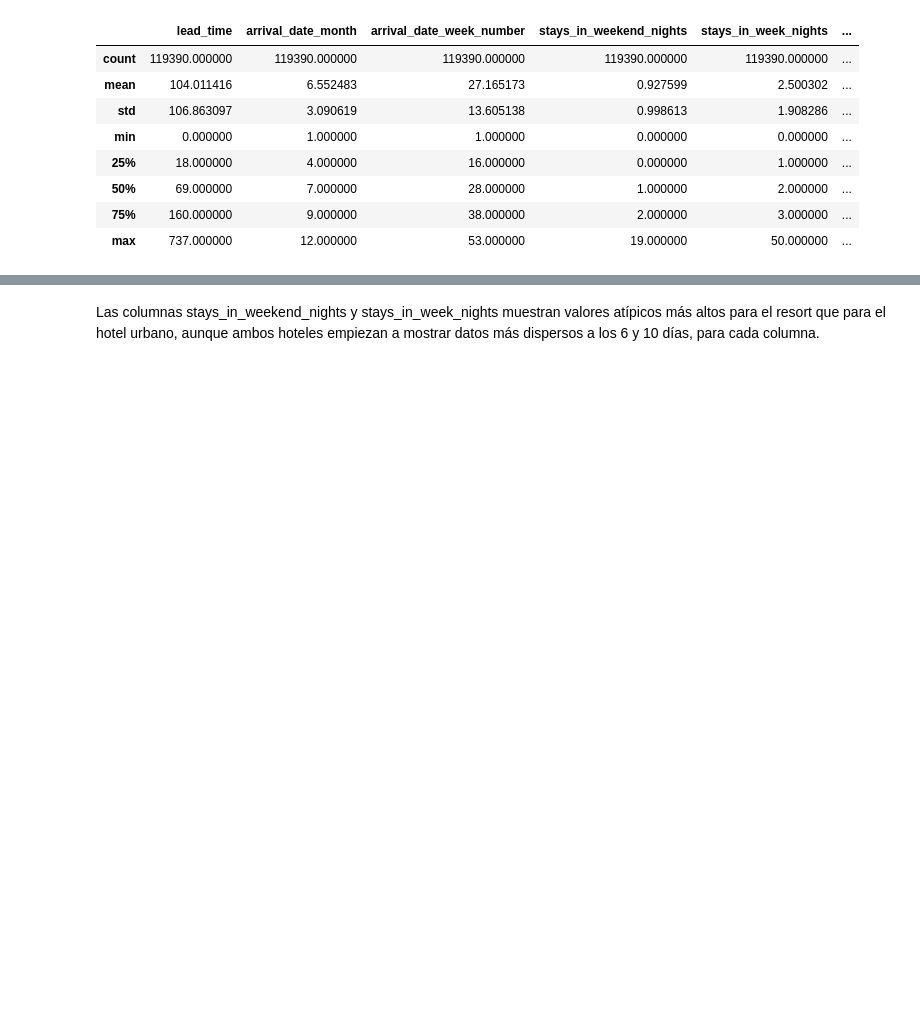
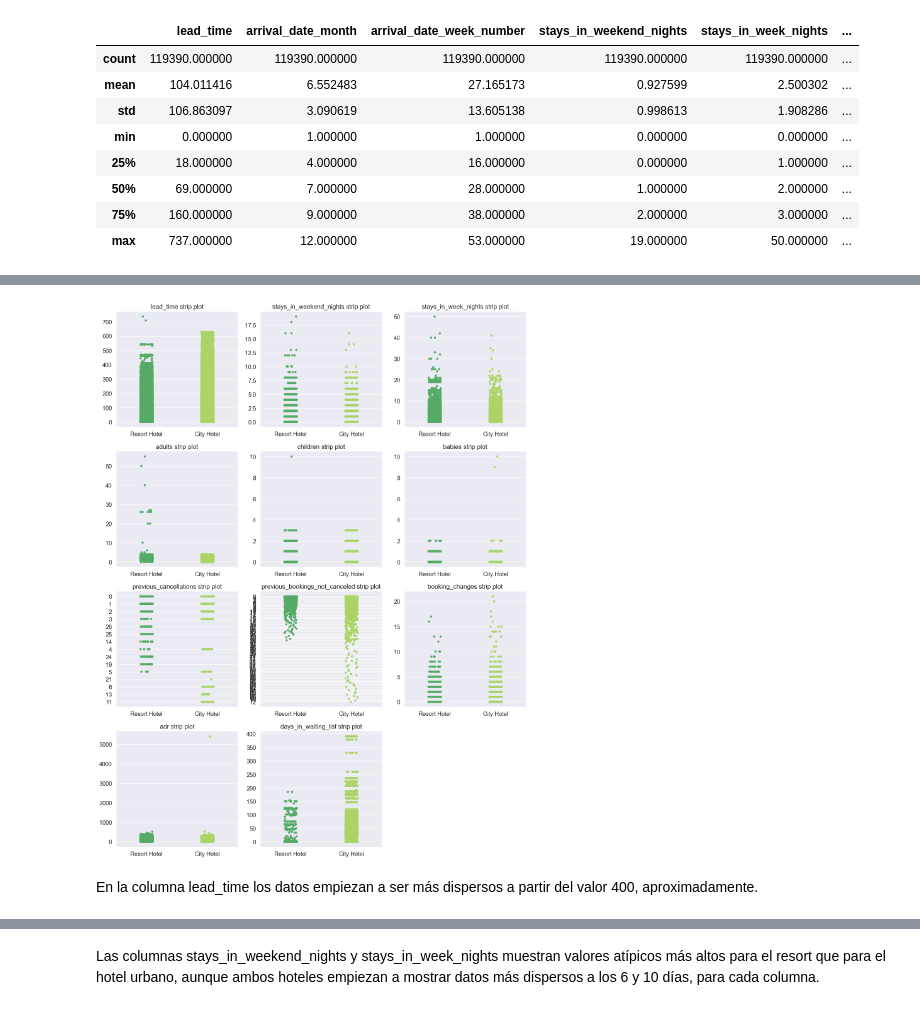
Before and after one commit to MezaMauricio/DataScience-CH, a Jupyter notebook: ProyectoDS_Partel_Meza.ipynb, the cells around one changed output, grey strips where cells are left out. Drawn from its saved outputs; the diff is of its cells as text; code cells hidden in the pictures; blank space fills up the shorter version.

```diff
--- a/ProyectoDS_Partel_Meza.ipynb
+++ b/ProyectoDS_Partel_Meza.ipynb
@@ -324,0 +451,21 @@ plt.show()
+# %%
+# Creando un stripplot para visualizar diferencias en la distribucion de datos entre hoteles
+
+features = ['lead_time', 'stays_in_weekend_nights', 'stays_in_week_nights', 'adults', 'children', 'babies', 'previous_cancellations', 'previous_bookings_not_canceled', 'booking_changes', 'adr', 'days_in_waiting_list']
+
+n = 1
+
+sns.set_style('darkgrid')
+sns.set(font_scale = 1.2)
+plt.figure(figsize = (14, 18))
+
+for feature in features:
+    plt.subplot(4,3,n)
+    sns.stripplot(x = df['hotel'], y = df[feature], palette = 'summer').set(xlabel = None, ylabel = None)
+    plt.title(f'{feature} strip plot')
+    n = n + 1
+    plt.tight_layout()
+# %% [output]
+[figure, added]
+# %% [markdown]
+En la columna lead_time los datos empiezan a ser más dispersos a partir del valor 400, aproximadamente.
```
Also changed, not shown: parts of 85 cells of this notebook.
